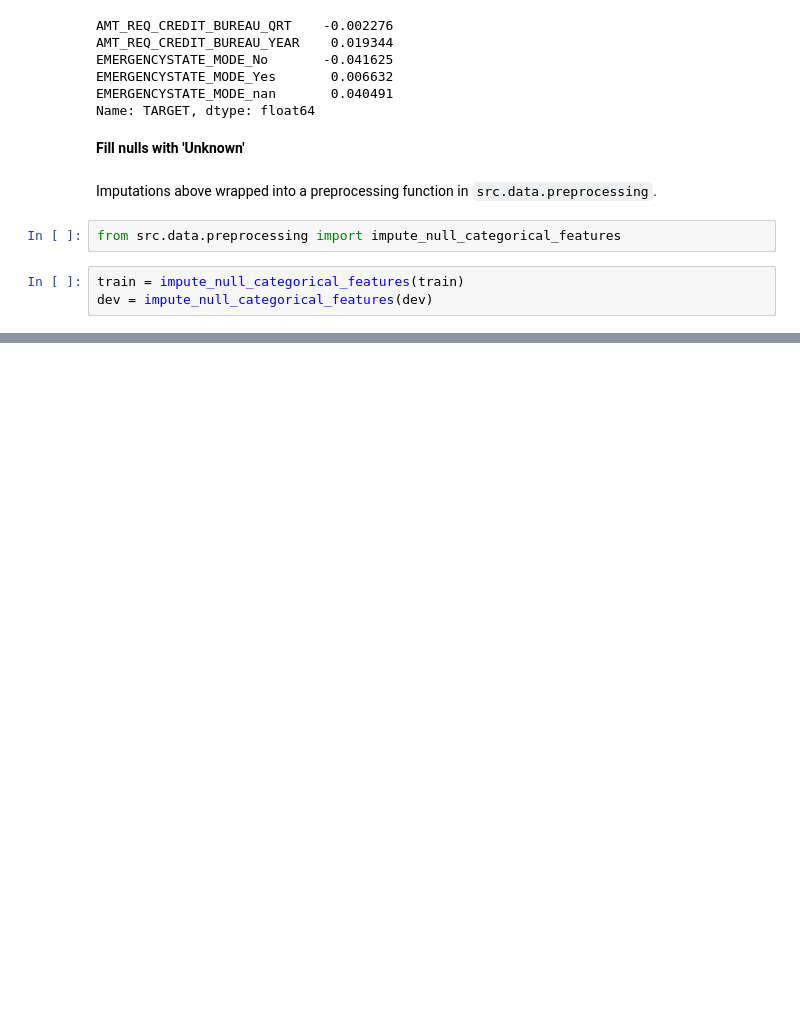
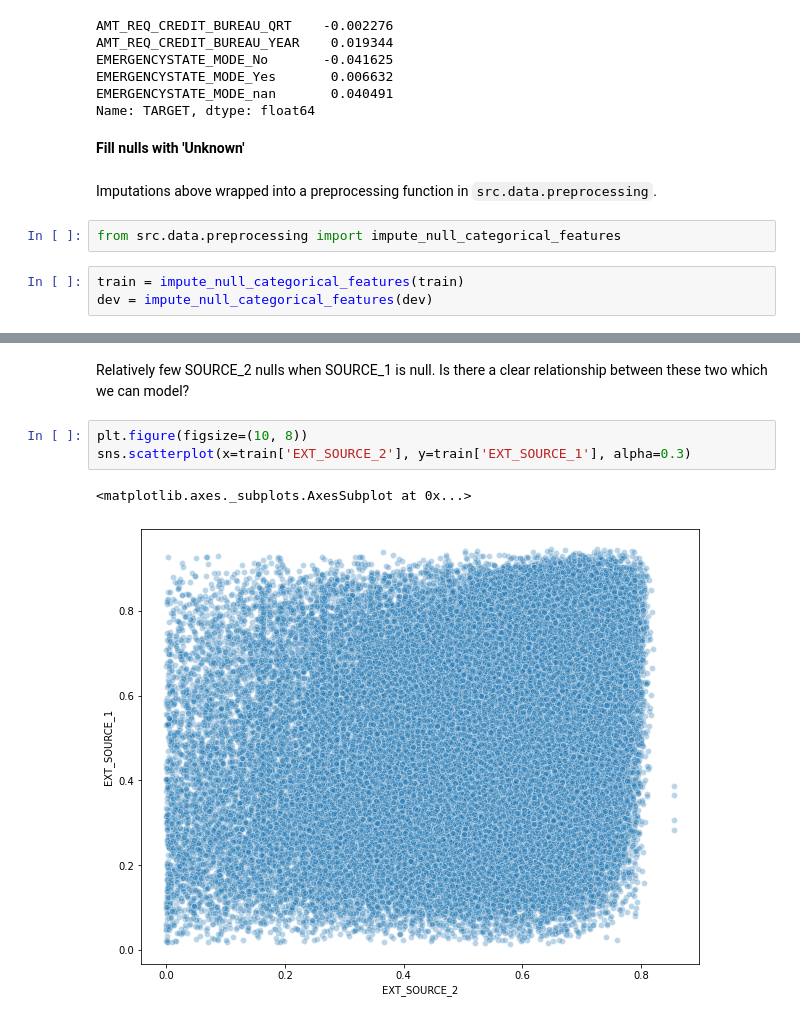
Before and after one commit to stevieg3/kaggle-home-credit, a Jupyter notebook: notebooks/05-Feature engineering 1.ipynb, the cells around one changed output, grey strips where cells are left out. Cells and saved outputs as stored; diff of their text form; blank space fills up the shorter version.

```diff
--- a/notebooks/05-Feature engineering 1.ipynb
+++ b/notebooks/05-Feature engineering 1.ipynb
@@ -388,0 +511,8 @@ dev = impute_null_categorical_features(dev)
+# %% [markdown]
+Relatively few SOURCE_2 nulls when SOURCE_1 is null. Is there a clear relationship between these two which we can model?
+# %%
+plt.figure(figsize=(10, 8))
+sns.scatterplot(x=train['EXT_SOURCE_2'], y=train['EXT_SOURCE_1'], alpha=0.3)
+# %% [output]
+<matplotlib.axes._subplots.AxesSubplot at 0x...>
+[figure, added]
```
Also changed, not shown: parts of 94 cells of this notebook, 1 other file.
